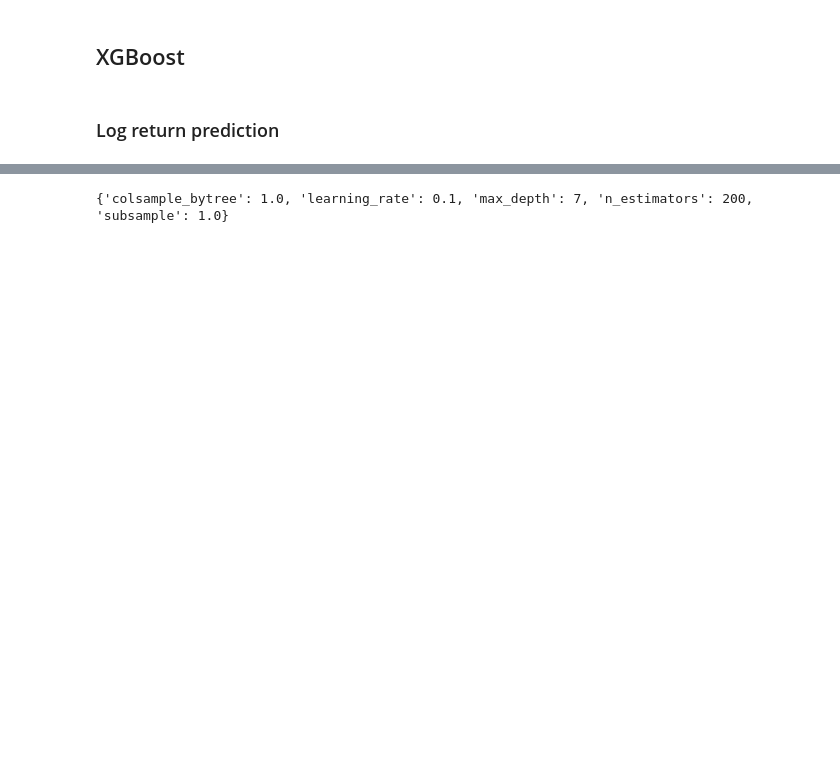
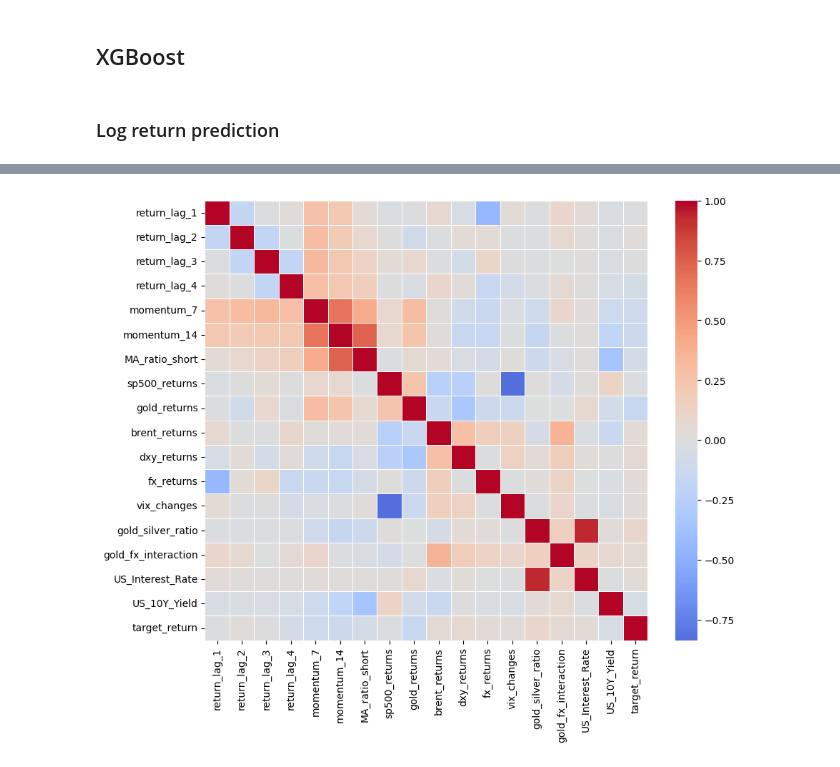
Before and after one commit to LiseVisagie/SLT-Ass1, a Jupyter notebook: Ass1_2.ipynb, the cells around one changed output, grey strips where cells are left out. Saved outputs shown, nothing was run; the diff lists cells and outputs as text; code cells hidden in the pictures; blank space fills up the shorter version.

```diff
--- a/Ass1_2.ipynb
+++ b/Ass1_2.ipynb
@@ -249,50 +266,17 @@ print(grid_return.best_params_)
-# %%
-vol_features = [
-    "volatility_7",
-    "volatility_14",
-    "volatility_ratio",
-    "realized_vol_21",
-    "realized_vol_63",
-    "gold_vol_21",
-    "sp500_vol_21",
-    "fx_vol_21",
-    "brent_vol_21",
-    "gold_returns",
-    "fx_returns",
-    "vix_changes",
-    "VIX",
-    "US_10Y_Yield",
-    *[f"abs_return_lag_{i}" for i in range(1,5)]
-]
-
-X_train = train[vol_features]
-y_train_vol = train["target_vol"]
-
-grid_vol = GridSearchCV(
-
-    estimator=XGBRegressor(
-        objective="reg:squarederror",
-        random_state=42
-    ),
-
-    param_grid=param_grid,
-
-    cv=tscv,
-
-    scoring="neg_mean_squared_error",
-
-    n_jobs=-1
-)
-
-grid_vol.fit(
-    X_train,
-    y_train_vol
-)
-
-best_vol_model = (
-    grid_vol.best_estimator_
-)
-
-print(grid_vol.best_params_)
-# %% [output]
-{'colsample_bytree': 1.0, 'learning_rate': 0.1, 'max_depth': 7, 'n_estimators': 200, 'subsample': 1.0}
+# %%
+import seaborn as sns
+
+Z=pd.concat([df[mean_features], df["target_return"]], axis=1)
+# Step 1: Compute correlation matrix
+corr_matrix = Z.corr()
+
+# Step 2: Plot heatmap
+plt.figure(figsize=(10, 8))
+sns.heatmap(corr_matrix,
+            annot=False,        # show correlation values
+            cmap="coolwarm",   # color palette
+            center=0,          # center colormap at zero
+            linewidths=0.5)    # grid lines between cells
+plt.show()
+# %% [output]
+[figure, added]
```
Also changed, not shown: parts of 29 cells of this notebook, 3 other files.
